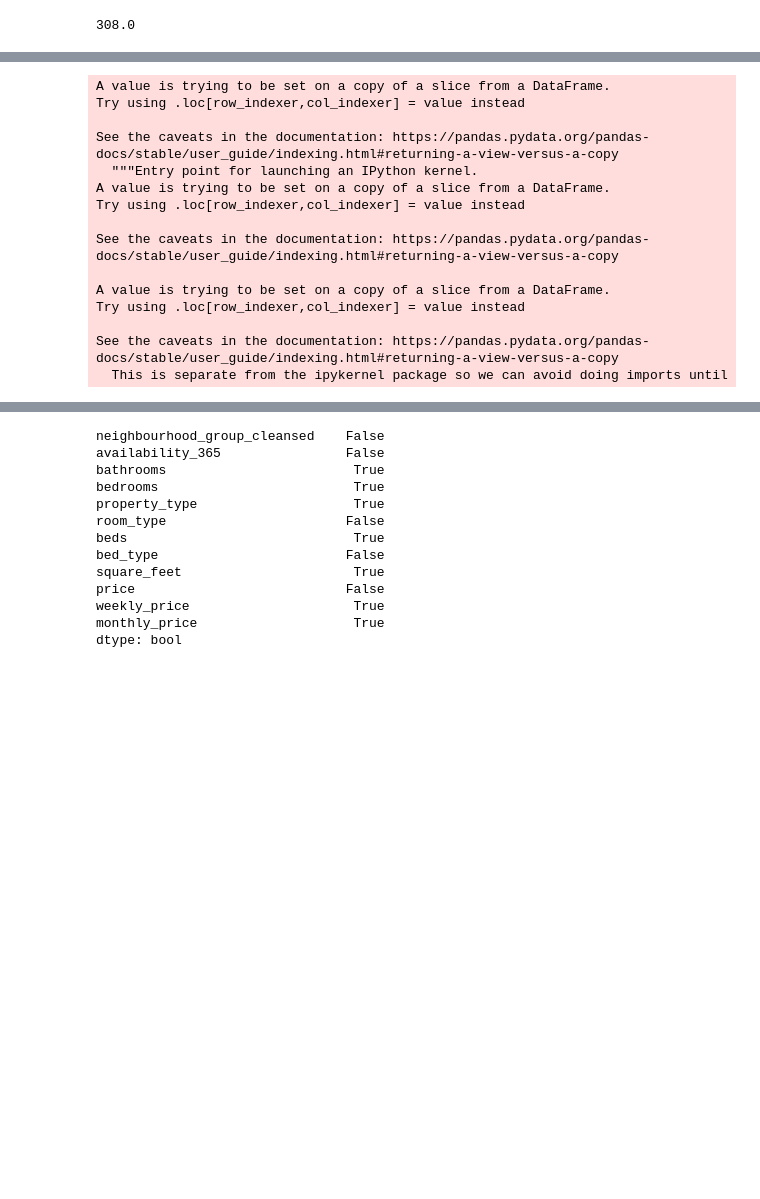
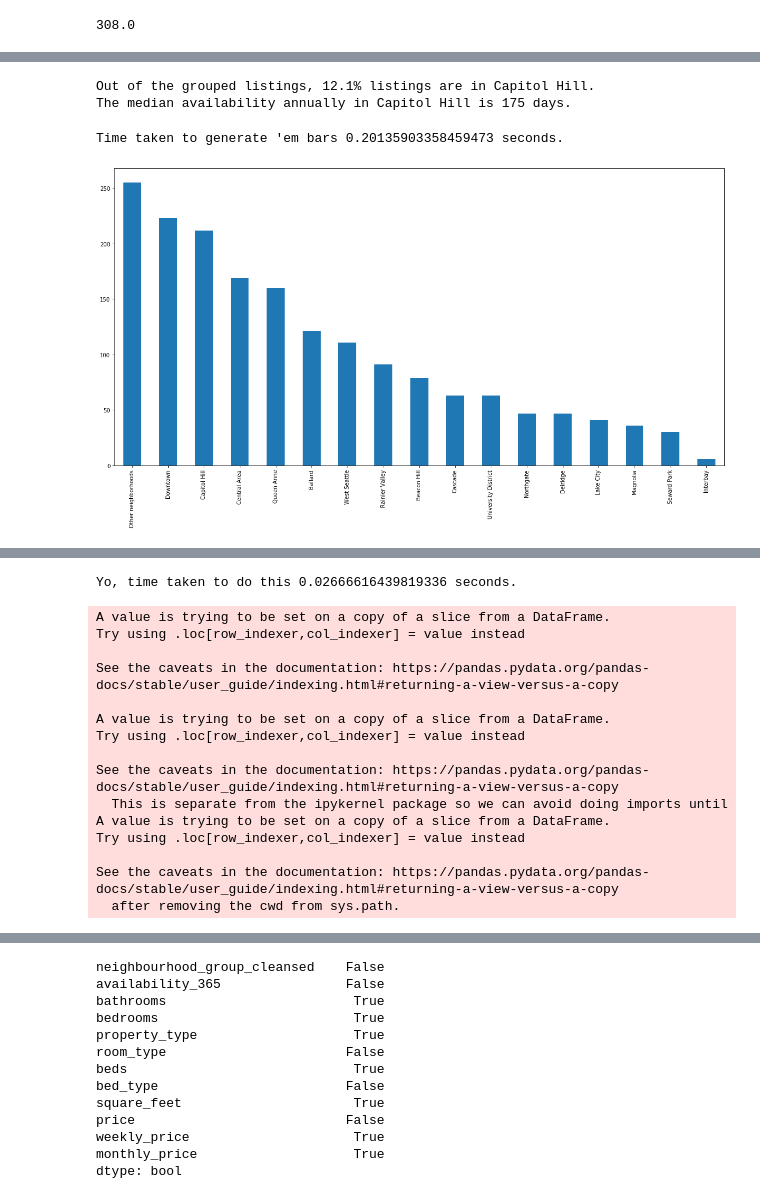
Before and after one commit to sukanto-m/Seattle-Airbnb, a Jupyter notebook: Seattle_Airbnb.ipynb, the cells around one changed output, grey strips where cells are left out. Saved outputs shown, nothing was run; the diff lists cells and outputs as text; code cells hidden in the pictures; blank space fills up the shorter version.

Commit message:
important additions to notebooks

```diff
--- a/Seattle_Airbnb.ipynb
+++ b/Seattle_Airbnb.ipynb
@@ -499,0 +515,3 @@ plt.savefig('availability.jpg');
+# %%
+n = df2['neighbourhood_group_cleansed'].value_counts() #unique listings count by neighbourhood
+n
@@ -500,3 +604,20 @@ plt.savefig('availability.jpg');
+# %%
+cap_neigh = df2_c['availability_365'].median()
+print("Out of the grouped listings, {:.1f}% listings are in Capitol Hill.".format(212/1754*100))
+print("The median availability annually in Capitol Hill is {} days.".format(int(cap_neigh)))
+# %% [output]
+Out of the grouped listings, 12.1% listings are in Capitol Hill.
+The median availability annually in Capitol Hill is 175 days.
+# %%
+tic = time.time()
+plt.figure(figsize=(20,10))
+n.plot(kind='bar')
+plt.savefig('clean_neigh.jpg')
+toc = time.time() - tic
+print("Time taken to generate 'em bars %s seconds."%(toc))  #after a little cleanup, Other Neighborhoods still top by unique listing counts
+# %% [output]
+Time taken to generate 'em bars 0.20135903358459473 seconds.
+[figure, added]
 # %%
 df3 = df1[['neighbourhood_group_cleansed','availability_365','bathrooms','bedrooms',
      'property_type','room_type','beds', 'bed_type', 'square_feet',
@@ -510,25 +631,29 @@ df3.head()
 | 3 | Queen Anne | 143 | 1.0 | 0.0 | Apartment | Entire home/apt | 2.0 | ... |
 | 4 | Queen Anne | 365 | 2.0 | 3.0 | House | Entire home/apt | 3.0 | ... |
 # %%
+tic = time.time()
 df3['price'] = df3['price'].str.replace("[$,]", "").astype("float")
 df3['weekly_price'] = df3['weekly_price'].str.replace("[$,]", "").astype("float")
-df3['monthly_price'] = df3['monthly_price'].str.replace("[$,]", "").astype("float") #convert price data points to float
+df3['monthly_price'] = df3['monthly_price'].str.replace("[$,]", "").astype("float")
+toc = time.time() - tic
+print("Yo, time taken to do this %s seconds."%(toc)) #convert price data points to float & profile time
 # %% [output]
-A value is trying to be set on a copy of a slice from a DataFrame.
-Try using .loc[row_indexer,col_indexer] = value instead
-
-See the caveats in the documentation: https://pandas.pydata.org/pandas-docs/stable/user_guide/indexing.html#returning-a-view-versus-a-copy
-  """Entry point for launching an IPython kernel.
-A value is trying to be set on a copy of a slice from a DataFrame.
-Try using .loc[row_indexer,col_indexer] = value instead
-
-See the caveats in the documentation: https://pandas.pydata.org/pandas-docs/stable/user_guide/indexing.html#returning-a-view-versus-a-copy
-
-A value is trying to be set on a copy of a slice from a DataFrame.
-Try using .loc[row_indexer,col_indexer] = value instead
-
-See the caveats in the documentation: https://pandas.pydata.org/pandas-docs/stable/user_guide/indexing.html#returning-a-view-versus-a-copy
-  This is separate from the ipykernel package so we can avoid doing imports until
+Yo, time taken to do this 0.02666616439819336 seconds.
+A value is trying to be set on a copy of a slice from a DataFrame.
+Try using .loc[row_indexer,col_indexer] = value instead
+
+See the caveats in the documentation: https://pandas.pydata.org/pandas-docs/stable/user_guide/indexing.html#returning-a-view-versus-a-copy
+
+A value is trying to be set on a copy of a slice from a DataFrame.
+Try using .loc[row_indexer,col_indexer] = value instead
+
+See the caveats in the documentation: https://pandas.pydata.org/pandas-docs/stable/user_guide/indexing.html#returning-a-view-versus-a-copy
+  This is separate from the ipykernel package so we can avoid doing imports until
+A value is trying to be set on a copy of a slice from a DataFrame.
+Try using .loc[row_indexer,col_indexer] = value instead
+
+See the caveats in the documentation: https://pandas.pydata.org/pandas-docs/stable/user_guide/indexing.html#returning-a-view-versus-a-copy
+  after removing the cwd from sys.path.
 # %%
 df3.head()
 # %% [output]
```
Also changed, not shown: parts of 31 cells of this notebook, 1 other file.
